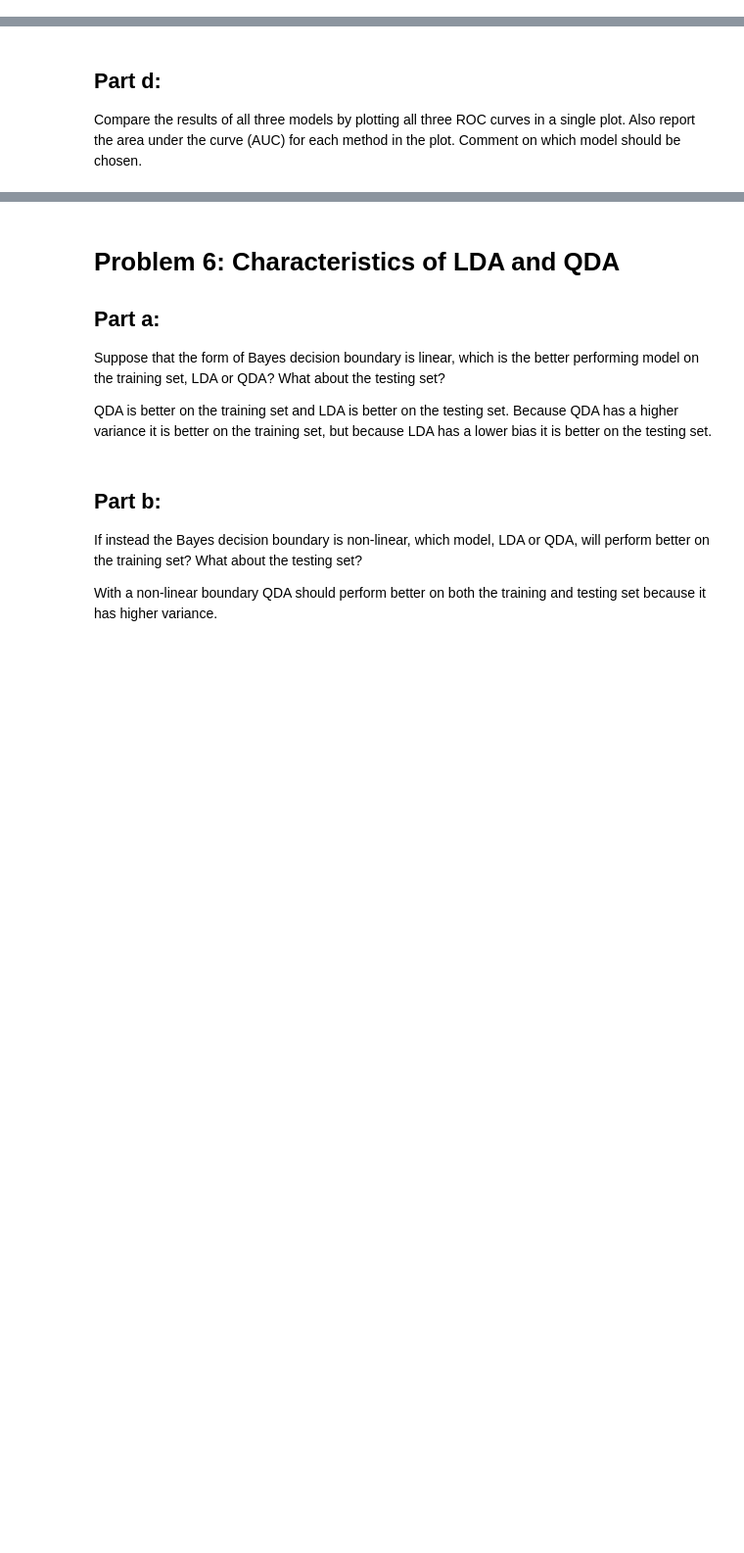
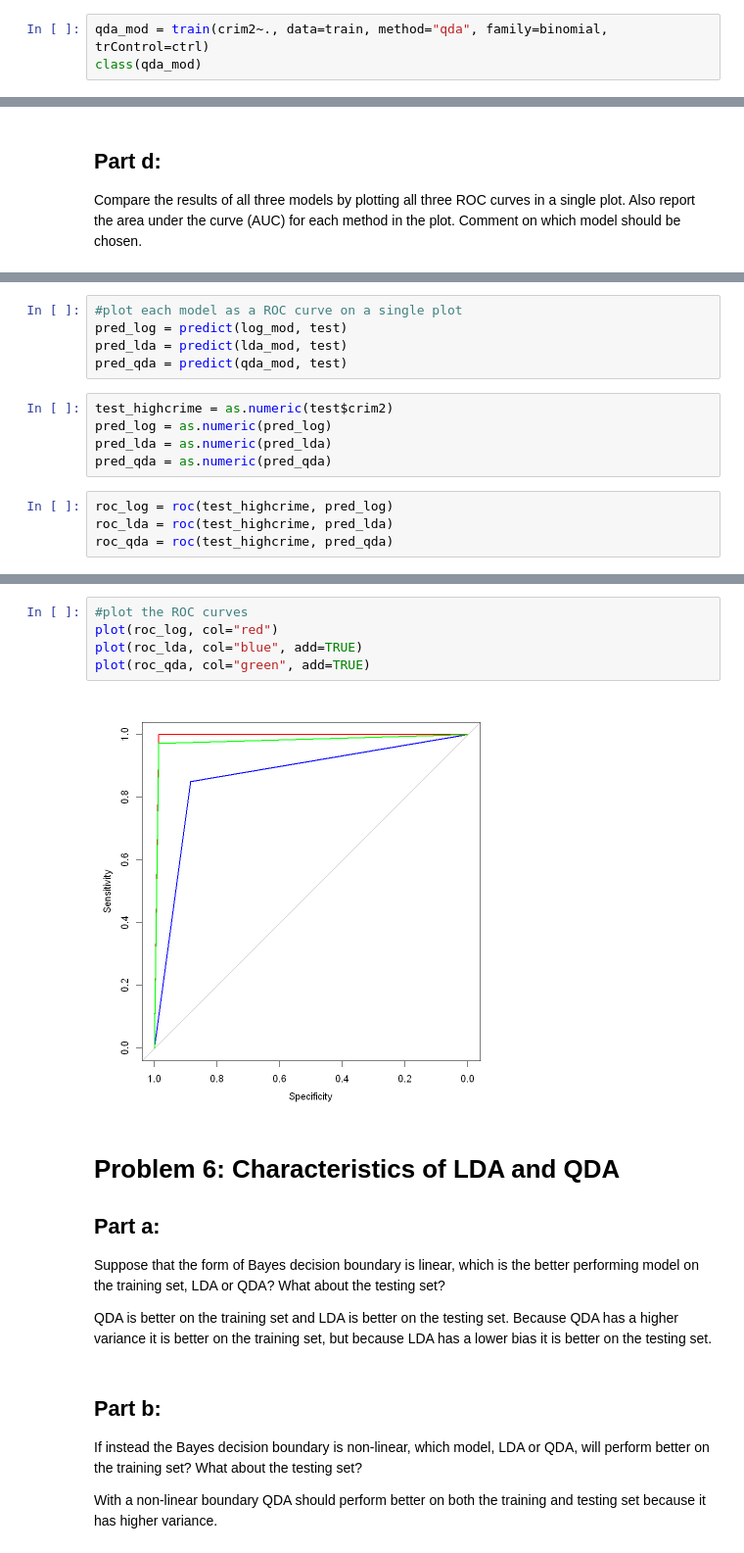
Before and after one commit to lecarpen23/512-Workspace-New, a Jupyter notebook: Homework_4.ipynb, the cells around one changed output, grey strips where cells are left out. Shown: that part at 98% size. Saved outputs shown, nothing was run; the diff lists cells and outputs as text; blank space fills up the shorter version.

```diff
--- a/Homework_4.ipynb
+++ b/Homework_4.ipynb
@@ -493,0 +654,3 @@ table(Weeklyqda.pred, Direction.0910)
+# %%
+qda_mod = train(crim2~., data=train, method="qda", family=binomial, trControl=ctrl)
+class(qda_mod)
@@ -499,0 +678,14 @@ which model should be chosen.
+# %%
+#plot each model as a ROC curve on a single plot
+pred_log = predict(log_mod, test)
+pred_lda = predict(lda_mod, test)
+pred_qda = predict(qda_mod, test)
+# %%
+test_highcrime = as.numeric(test$crim2)
+pred_log = as.numeric(pred_log)
+pred_lda = as.numeric(pred_lda)
+pred_qda = as.numeric(pred_qda)
+# %%
+roc_log = roc(test_highcrime, pred_log)
+roc_lda = roc(test_highcrime, pred_lda)
+roc_qda = roc(test_highcrime, pred_qda)
@@ -500,3 +704,10 @@ which model should be chosen.
+# %%
+#plot the ROC curves
+plot(roc_log, col="red")
+plot(roc_lda, col="blue", add=TRUE)
+plot(roc_qda, col="green", add=TRUE)
+# %% [output]
+[figure, added]
 # %% [markdown]
 # Problem 6: Characteristics of LDA and QDA
 
```
Also changed, not shown: parts of 43 cells of this notebook, 7 other files.
